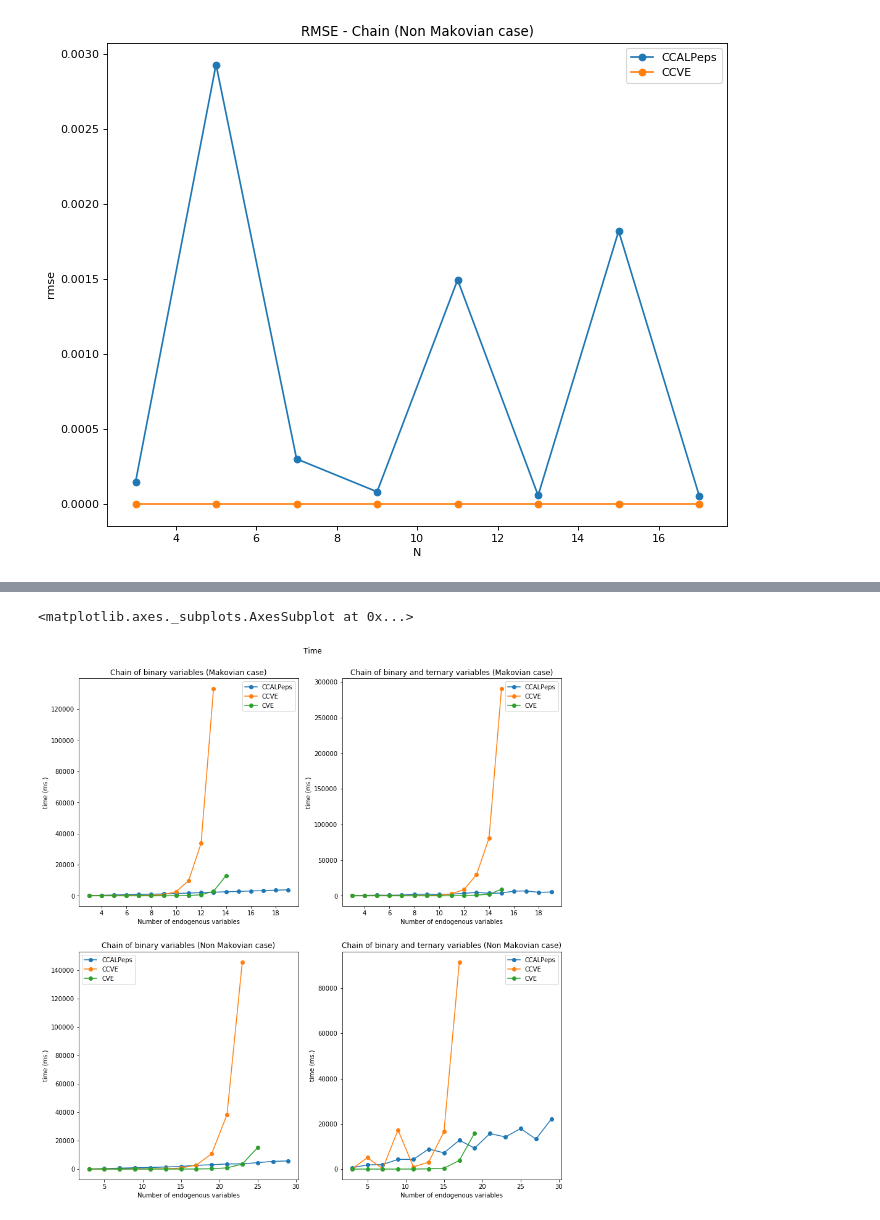
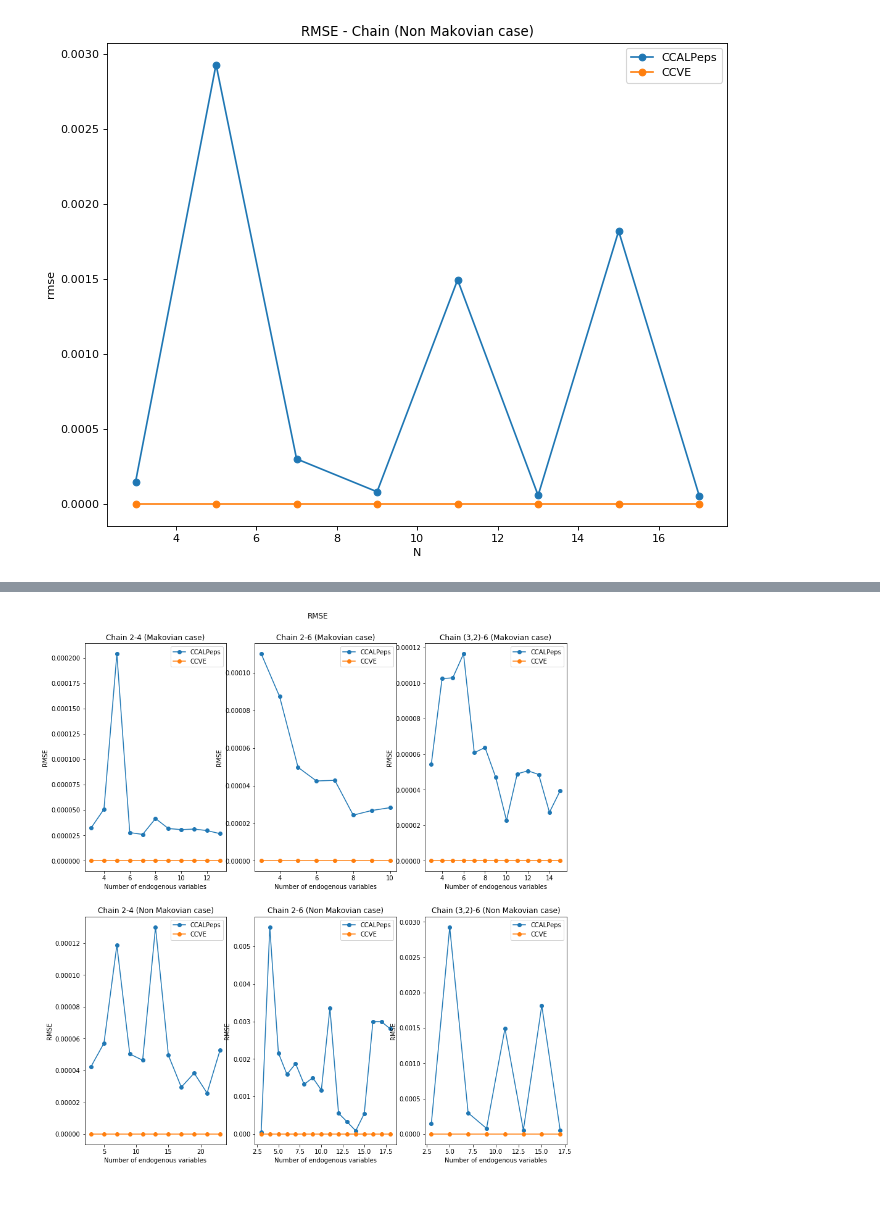
Before and after one commit to IDSIA/crema, a Jupyter notebook: CreMA/papers/pgm20/experiments/plot_results.ipynb, the cells around one changed output, grey strips where cells are left out. Cells and saved outputs as stored; diff of their text form; code cells hidden in the pictures.

```diff
--- a/CreMA/papers/pgm20/experiments/plot_results.ipynb
+++ b/CreMA/papers/pgm20/experiments/plot_results.ipynb
@@ -52,6 +52,20 @@ binRes = {
     "nonmarkovian_ev" :f"{res_folder}/2020-04-27-22-28-04_chain_nonmarkovian_ev.csv"
 }
 
+
+#binResExo6 = {
+#    "markovian_ev" : f"{res_folder}/2020-05-09-00-45-58_chain_markovian_ev.csv",
+#    "nonmarkovian_ev" :f"{res_folder}/2020-05-10-17-16-38_chain_nonmarkovian_ev.csv"
+#}
+
+binResExo6 = {
+    "markovian_ev" : f"{res_folder}/2020-05-10-18-28-51_chain_markovian_ev.csv",
+    "nonmarkovian_ev" :f"{res_folder}/2020-05-10-18-30-05_chain_nonmarkovian_ev.csv"
+}
+#2020-05-10-18-28-51_chain_markovian_ev.csv
+#2020-05-10-18-30-05_chain_nonmarkovian_ev
+#
+
 terRes = {
     "markovian_ev" : f"{res_folder}/2020-04-27-07-17-45_chain_markovian_ev.csv",
     "nonmarkovian_ev":f"{res_folder}/2020-05-04-00-23-39_chain_nonmarkovian_ev.csv",
@@ -65,6 +79,8 @@ terbinRes = {
 
 ######
 paths = terbinRes
+
+res = {"Chain 2-4":binRes, "Chain 2-6":binResExo6,"Chain (3,2)-6":terbinRes }
 # %% [markdown]
 ## Chain markovian case
 
@@ -96,26 +177,33 @@ plot_rmse(results, title = "RMSE - Chain (Non Makovian case)")
 # %%
-fig, axs = plt.subplots(2, 2, figsize=(14,14))
+fig, axs = plt.subplots(2, len(list(res)), figsize=(14,14))
 
-plot_func = plot_time
-ylabel = "time (ms.)"
-fig.suptitle("Time")
+plot_func = plot_rmse
+ylabel = "RMSE"
+fig.suptitle("RMSE")
 fig.subplots_adjust(top=0.93)
 
-plot_func(pd.read_csv(binRes["markovian_ev"]), ax=axs[0,0],
-          title="Chain of binary variables (Makovian case)",
+target = "target!=1"
+
+
+
+for k,v in res.items():
+
+    i = list(res).index(k)
+
+
+    data = pd.read_csv(v["markovian_ev"])
+
+    plot_func(pd.read_csv(v["markovian_ev"]),
+              ax=axs[0,i],
+              title=f"{k} (Makovian case)",
+              xlabel="Number of endogenous variables", ylabel=ylabel)
+
+
+    data = pd.read_csv(v["nonmarkovian_ev"])
+
+    plot_func(data,
+          ax=axs[1,i],
+          title=f"{k} (Non Makovian case)",
           xlabel="Number of endogenous variables", ylabel=ylabel)
-
-plot_func(pd.read_csv(binRes["nonmarkovian_ev"]), ax=axs[1,0],
-          title="Chain of binary variables (Non Makovian case)",
-          xlabel="Number of endogenous variables", ylabel=ylabel)
-
-plot_func(pd.read_csv(terbinRes["markovian_ev"]), ax=axs[0,1],
-          title="Chain of binary and ternary variables (Makovian case)",
-          xlabel="Number of endogenous variables", ylabel=ylabel)
-
-plot_func(pd.read_csv(terbinRes["nonmarkovian_ev"]), ax=axs[1,1],
-          title="Chain of binary and ternary variables (Non Makovian case)",
-          xlabel="Number of endogenous variables", ylabel=ylabel)
 # %% [output]
-<matplotlib.axes._subplots.AxesSubplot at 0x...>
-[figure, old version]
+[figure, new version]
```
Also changed, not shown: parts of 11 cells of this notebook, 16 other files.
